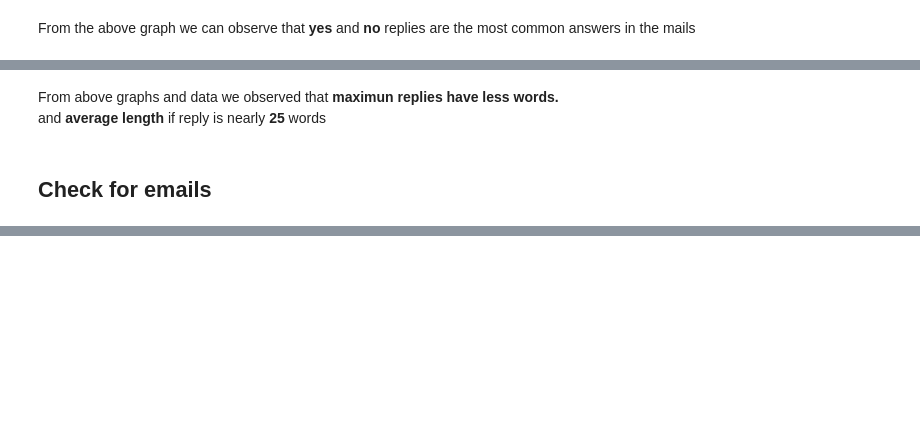
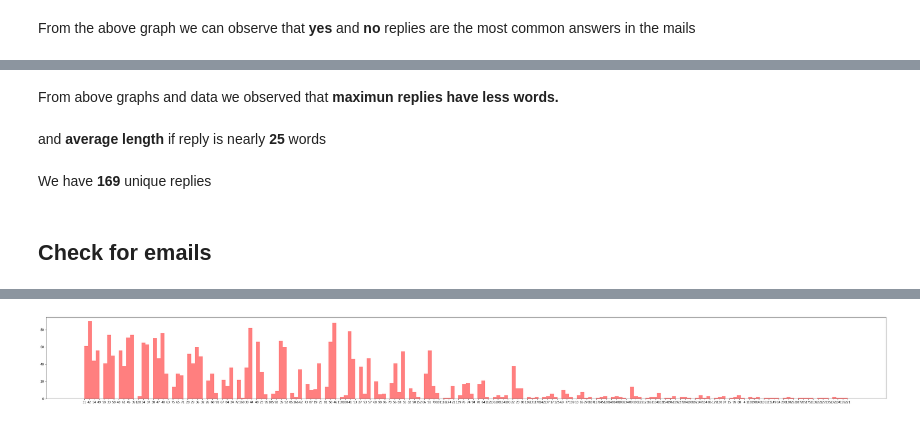
Before and after one commit to yatindma/Automated-Response-Suggestion-for-Email, a Jupyter notebook: Smart_Gmail_Reply.ipynb, the cells around one changed output, grey strips where cells are left out. Saved outputs shown, nothing was run; the diff lists cells and outputs as text; code cells hidden in the pictures; blank space fills up the shorter version.

```diff
--- a/Smart_Gmail_Reply.ipynb
+++ b/Smart_Gmail_Reply.ipynb
@@ -161,6 +175,77 @@ Average Length : 24.696948920123415
 [figure]
 # %% [markdown]
-From above graphs and data we observed that <b>maximun replies have less words. </b><br>
-and <b>average length</b> if reply is nearly <b>25</b> words
+From above graphs and data we observed that <b>maximun replies have less words. </b><br><br>
+and <b>average length</b> if reply is nearly <b>25</b> words<br><br>
+We have <b>169</b> unique replies
 # %% [markdown]
 <h2> Check for emails </h2>
+# %%
+all_questions = data['Question'].values
+# %%
+#Preprocessing Questions
+#Remove the full stops from the dataframe answers
+
+bad_chars = [';', ':', '!', "*",'.',')','(','?']
+
+preprocessed_question = []
+for question in all_questions:
+  for i in bad_chars :
+    question = question.replace(i, '')
+  preprocessed_question.append(question)
+# %%
+data['Question'] = preprocessed_question
+# %%
+import matplotlib
+matplotlib.rc('figure', figsize=[50,5])
+#Getting the length of each Answer
+data["Question_length"]= data["Question"].str.len()
+len_questions = data["Question_length"].values
+
+#converting datatype to string
+len_str_arr = []
+for num in len_questions:
+  len_str_arr.append(str(num))
+
+no_reply_counter = 0
+for num in len_questions:
+  if num == 0:
+    no_reply_counter += 1
+
+temp_arr = []
+for indx in len_questions:
+  if indx == 0:
+    continue
+  else:
+    temp_arr.append(indx)
+
+print("number of email don' have any reply", end = ' : ')
+print(no_reply_counter)
+print('*' * 50)
+
+print('Max length', end = ' : ')
+print(max(list(len_questions)))
+print('*' * 50)
+
+print('Min Length', end = ' : ')
+print(min(list(temp_arr)))
+print('*' * 50)
+
+print("Average Length", end = ' : ')
+print((sum(list(len_questions)))/(len(list(len_questions))))
+print('*' * 50)
+
+print("No of unique replies", end = ' : ')
+print(len(list(set(len_questions))))
+print('*' * 50)
+
+
+print('-' * 50)
+print("Distribution of the words")
+print('-' * 50)
+
+plt.hist(len_str_arr, 200,
+         histtype='bar',
+         facecolor='r',
+         alpha=0.5)
+plt.show()
+# %% [output]
@@ -166,0 +265 @@ and <b>average length</b> if reply is nearly <b>25</b> words
+[figure, added]
```
Also changed, not shown: parts of 14 cells of this notebook.
